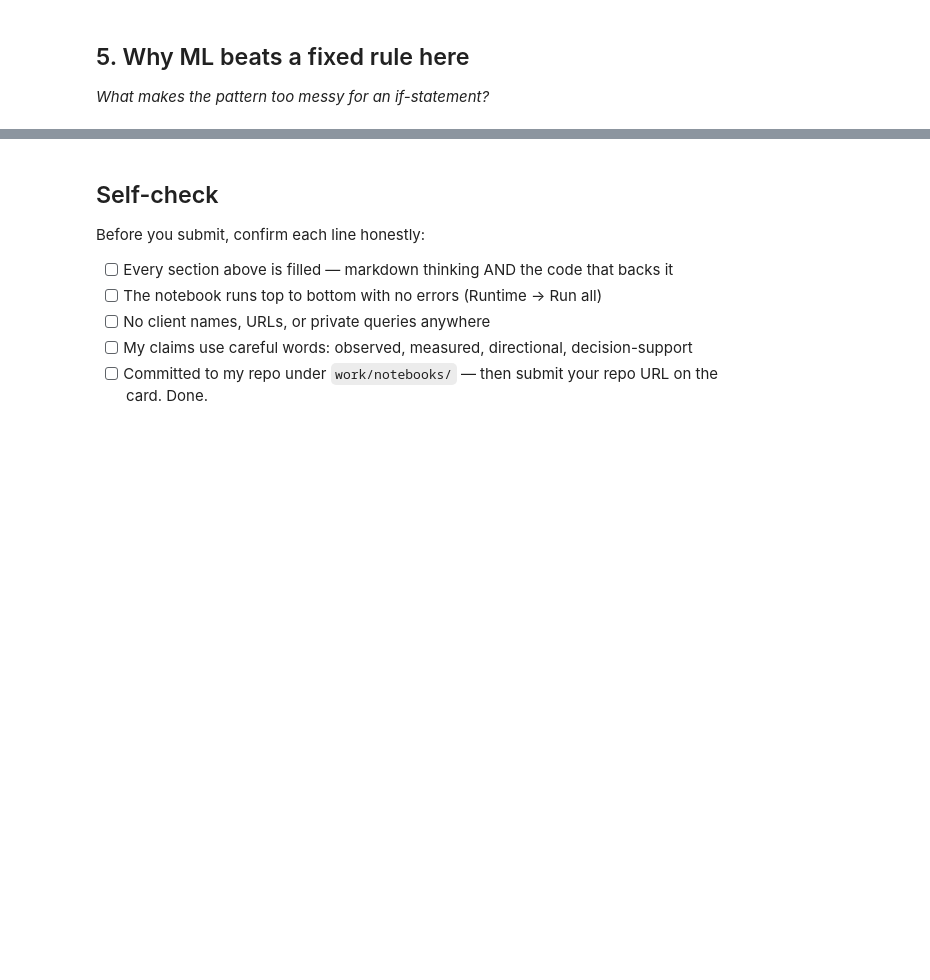
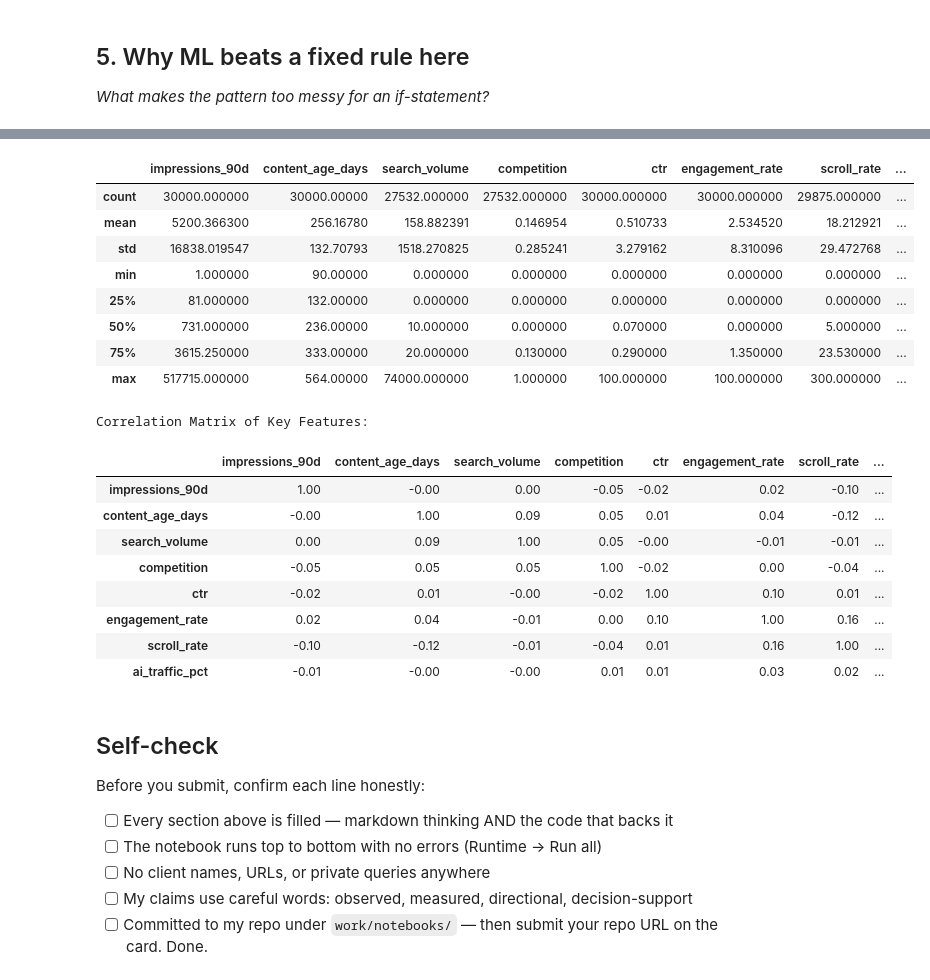
Before and after one commit to DuaaMahar5/FlyRank-internship-ml, a Jupyter notebook: work/notebooks/w02_ml_task_framing.ipynb, the cells around one changed output, grey strips where cells are left out. Drawn from its saved outputs; the diff is of its cells as text; code cells hidden in the pictures; blank space fills up the shorter version.

```diff
--- a/work/notebooks/w02_ml_task_framing.ipynb
+++ b/work/notebooks/w02_ml_task_framing.ipynb
@@ -36,0 +57,13 @@ This skeleton is yours to fill. Work the sections **in order** — each one has
+# %%
+import pandas as pd
+
+df = pd.read_csv("data/raw/content_refresh_anonymized.csv")
+
+# my lane's slice: pages with real traffic, old enough to show a trend
+lane_slice = df[(df["impressions_90d"] > 0) & (df["content_age_days"] >= 90)].copy()
+
+# Create the 'is_declining_label' from 'trend_direction' as per the skill's guidance
+lane_slice['is_declining_label'] = (lane_slice['trend_direction'] == 'down').astype(int)
+
+print(f"Full dataset: {len(df)} rows -> My lane's slice: {len(lane_slice)} rows")
+lane_slice[["content_id", "client_id", "impressions_90d", "content_age_days", "trend_direction", "is_declining_label"]].head()
@@ -44,3 +153,41 @@ This skeleton is yours to fill. Work the sections **in order** — each one has
+# %%
+import numpy as np
+
+# Select a few key numerical features to illustrate interactions
+selected_features = [
+    'impressions_90d', 'content_age_days', 'search_volume', 'competition',
+    'ctr', 'engagement_rate', 'scroll_rate', 'ai_traffic_pct'
+]
+
+# Calculate descriptive statistics
+display(lane_slice[selected_features].describe())
+
+# Calculate the correlation matrix to show how signals interact
+# Using .corr() which handles NaNs by default (pairwise deletion)
+correlation_matrix = lane_slice[selected_features].corr()
+
+print('\nCorrelation Matrix of Key Features:')
+display(correlation_matrix.style.background_gradient(cmap='viridis', axis=None).format(precision=2))
+# %% [output]
+|  | impressions_90d | content_age_days | search_volume | competition | ctr | engagement_rate | scroll_rate | ... |
+| count | 30000.000000 | 30000.00000 | 27532.000000 | 27532.000000 | 30000.000000 | 30000.000000 | 29875.000000 | ... |
+| mean | 5200.366300 | 256.16780 | 158.882391 | 0.146954 | 0.510733 | 2.534520 | 18.212921 | ... |
+| std | 16838.019547 | 132.70793 | 1518.270825 | 0.285241 | 3.279162 | 8.310096 | 29.472768 | ... |
+| min | 1.000000 | 90.00000 | 0.000000 | 0.000000 | 0.000000 | 0.000000 | 0.000000 | ... |
+| 25% | 81.000000 | 132.00000 | 0.000000 | 0.000000 | 0.000000 | 0.000000 | 0.000000 | ... |
+| 50% | 731.000000 | 236.00000 | 10.000000 | 0.000000 | 0.070000 | 0.000000 | 5.000000 | ... |
+| 75% | 3615.250000 | 333.00000 | 20.000000 | 0.130000 | 0.290000 | 1.350000 | 23.530000 | ... |
+| max | 517715.000000 | 564.00000 | 74000.000000 | 1.000000 | 100.000000 | 100.000000 | 300.000000 | ... |
+Correlation Matrix of Key Features:
+|  | impressions_90d | content_age_days | search_volume | competition | ctr | engagement_rate | scroll_rate | ... |
+| impressions_90d | 1.00 | -0.00 | 0.00 | -0.05 | -0.02 | 0.02 | -0.10 | ... |
+| content_age_days | -0.00 | 1.00 | 0.09 | 0.05 | 0.01 | 0.04 | -0.12 | ... |
+| search_volume | 0.00 | 0.09 | 1.00 | 0.05 | -0.00 | -0.01 | -0.01 | ... |
+| competition | -0.05 | 0.05 | 0.05 | 1.00 | -0.02 | 0.00 | -0.04 | ... |
+| ctr | -0.02 | 0.01 | -0.00 | -0.02 | 1.00 | 0.10 | 0.01 | ... |
+| engagement_rate | 0.02 | 0.04 | -0.01 | 0.00 | 0.10 | 1.00 | 0.16 | ... |
+| scroll_rate | -0.10 | -0.12 | -0.01 | -0.04 | 0.01 | 0.16 | 1.00 | ... |
+| ai_traffic_pct | -0.01 | -0.00 | -0.00 | 0.01 | 0.01 | 0.03 | 0.02 | ... |
 # %% [markdown]
 ## Self-check
 
```
Also changed, not shown: parts of 17 cells of this notebook.
